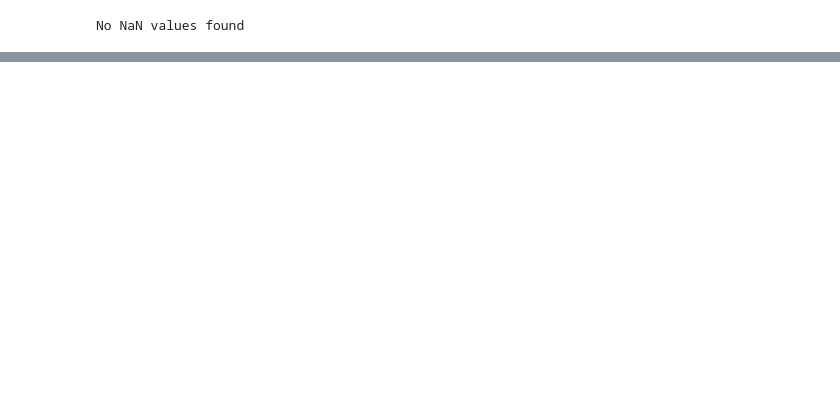
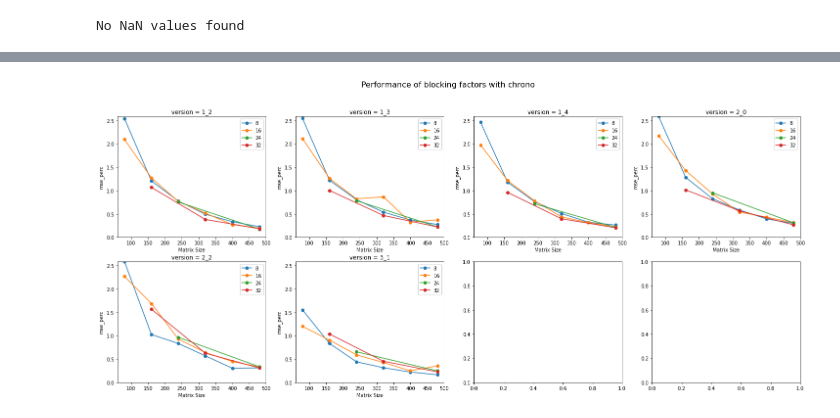
Before and after one commit to zucchi99/Blocked-AllPairsShortestPath, a Jupyter notebook: performance_analysis.ipynb, the cells around one changed output, grey strips where cells are left out. Cells and saved outputs as stored; diff of their text form; code cells hidden in the pictures; blank space fills up the shorter version.

```diff
--- a/performance_analysis.ipynb
+++ b/performance_analysis.ipynb
@@ -237,0 +239,4 @@ for label, grp in df_plot.groupby(['b']):
+# %%
+plot_perf_B(df_chrono, 'mse_perc', 'chrono')
+# %% [output]
+[figure, added]
```
Also changed, not shown: parts of 16 cells of this notebook, 13 other files.
